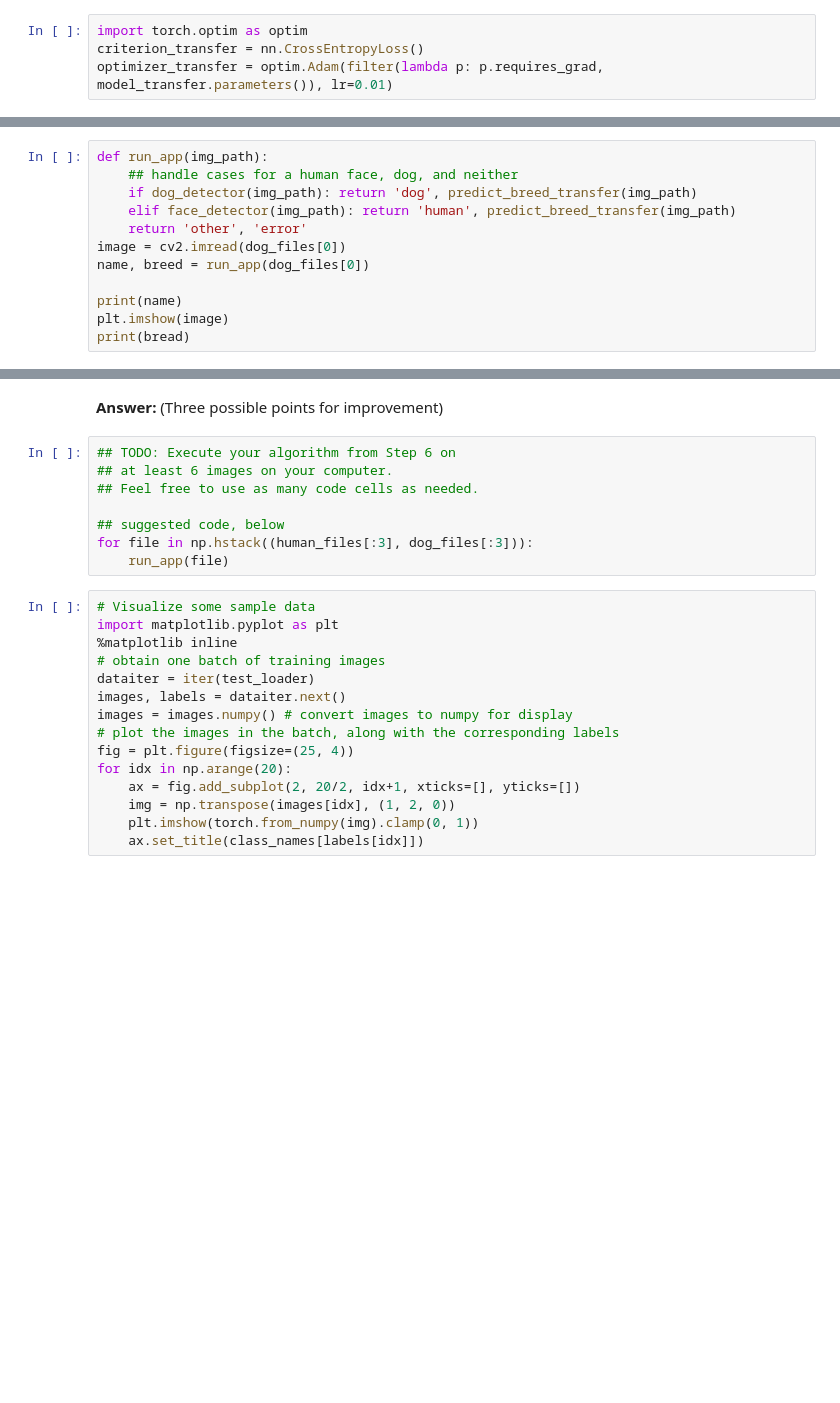
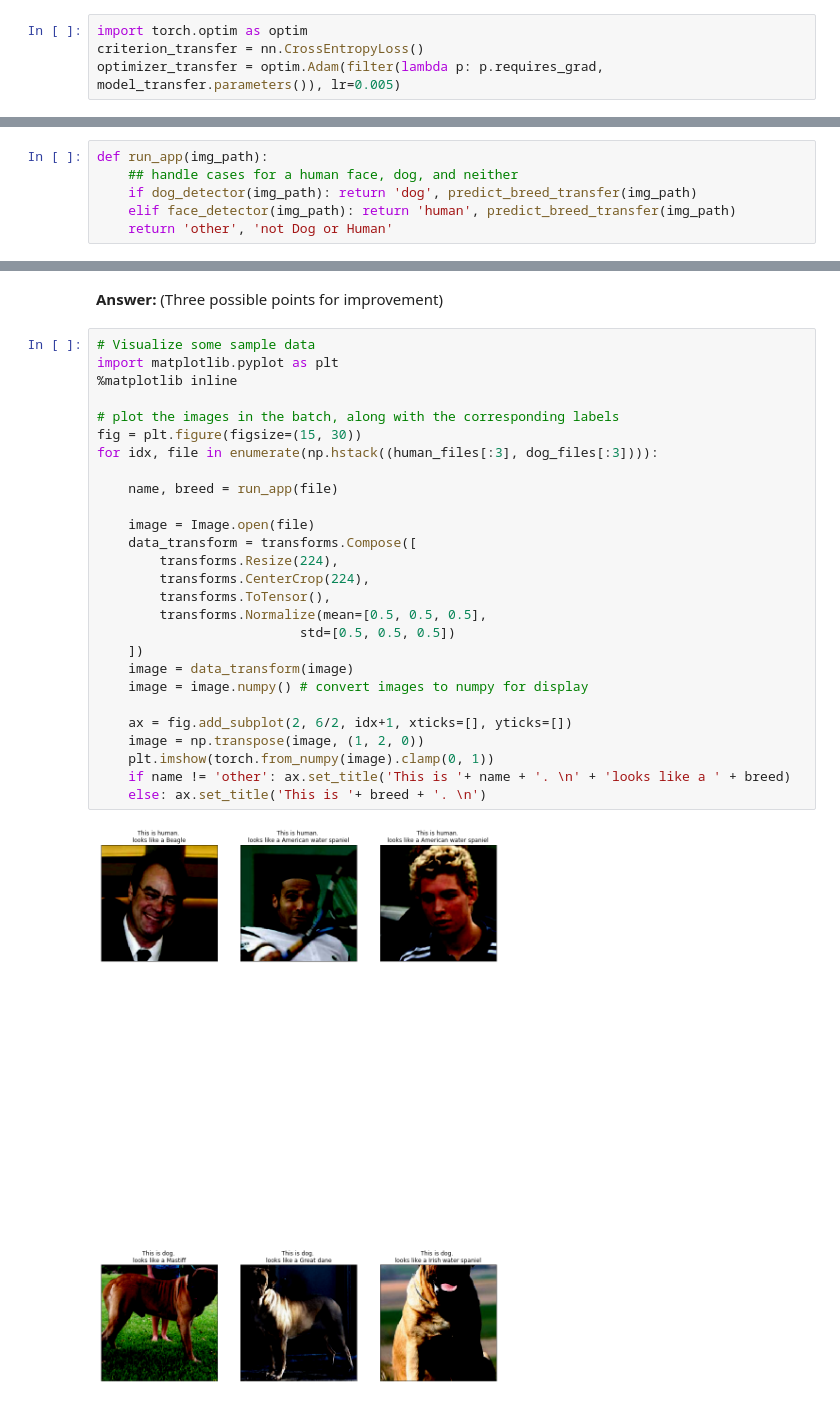
Before and after one commit to aanrran/deep-learning-v2-pytorch, a Jupyter notebook: project-dog-classification/dog_app.ipynb, the cells around one changed output, grey strips where cells are left out. Drawn from its saved outputs; the diff is of its cells as text; blank space fills up the shorter version.

```diff
--- a/project-dog-classification/dog_app.ipynb
+++ b/project-dog-classification/dog_app.ipynb
@@ -832,7 +829,7 @@ Use the next code cell to specify a [loss function](http://pytorch.org/docs/mast
 # %%
 import torch.optim as optim
 criterion_transfer = nn.CrossEntropyLoss()
-optimizer_transfer = optim.Adam(filter(lambda p: p.requires_grad, model_transfer.parameters()), lr=0.01)
+optimizer_transfer = optim.Adam(filter(lambda p: p.requires_grad, model_transfer.parameters()), lr=0.005)
 # %% [markdown]
 ###  Below is a copy of Udacity "workspace_utils.py" to keep Workspace awake for the active long-time process
 # %%
@@ -1147,10 +1153,4 @@ def run_app(img_path):
     ## handle cases for a human face, dog, and neither
     if dog_detector(img_path): return 'dog', predict_breed_transfer(img_path)
     elif face_detector(img_path): return 'human', predict_breed_transfer(img_path)
-    return 'other', 'error'
-image = cv2.imread(dog_files[0])
-name, breed = run_app(dog_files[0])
-
-print(name)
-plt.imshow(image)
-print(bread)
+    return 'other', 'not Dog or Human'
@@ -1170,26 +1168,32 @@ Test your algorithm at least six images on your computer.  Feel free to use any
 __Question 6:__ Is the output better than you expected :) ?  Or worse :( ?  Provide at least three possible points of improvement for your algorithm.
 # %% [markdown]
 __Answer:__ (Three possible points for improvement)
-# %%
-## TODO: Execute your algorithm from Step 6 on
-## at least 6 images on your computer.
-## Feel free to use as many code cells as needed.
-
-## suggested code, below
-for file in np.hstack((human_files[:3], dog_files[:3])):
-    run_app(file)
 # %%
 # Visualize some sample data
 import matplotlib.pyplot as plt
 %matplotlib inline
-# obtain one batch of training images
-dataiter = iter(test_loader)
-images, labels = dataiter.next()
-images = images.numpy() # convert images to numpy for display
+
 # plot the images in the batch, along with the corresponding labels
-fig = plt.figure(figsize=(25, 4))
-for idx in np.arange(20):
-    ax = fig.add_subplot(2, 20/2, idx+1, xticks=[], yticks=[])
-    img = np.transpose(images[idx], (1, 2, 0))
-    plt.imshow(torch.from_numpy(img).clamp(0, 1))
-    ax.set_title(class_names[labels[idx]])
+fig = plt.figure(figsize=(15, 30))
+for idx, file in enumerate(np.hstack((human_files[:3], dog_files[:3]))):
+
+    name, breed = run_app(file)
+
+    image = Image.open(file)
+    data_transform = transforms.Compose([
+        transforms.Resize(224),
+        transforms.CenterCrop(224),
+        transforms.ToTensor(),
+        transforms.Normalize(mean=[0.5, 0.5, 0.5],
+                          std=[0.5, 0.5, 0.5])
+    ])
+    image = data_transform(image)
+    image = image.numpy() # convert images to numpy for display
+
+    ax = fig.add_subplot(2, 6/2, idx+1, xticks=[], yticks=[])
+    image = np.transpose(image, (1, 2, 0))
+    plt.imshow(torch.from_numpy(image).clamp(0, 1))
+    if name != 'other': ax.set_title('This is '+ name + '. \n' + 'looks like a ' + breed)
+    else: ax.set_title('This is '+ breed + '. \n')
+# %% [output]
+[figure, added]
```
Also changed, not shown: parts of 13 cells of this notebook.
